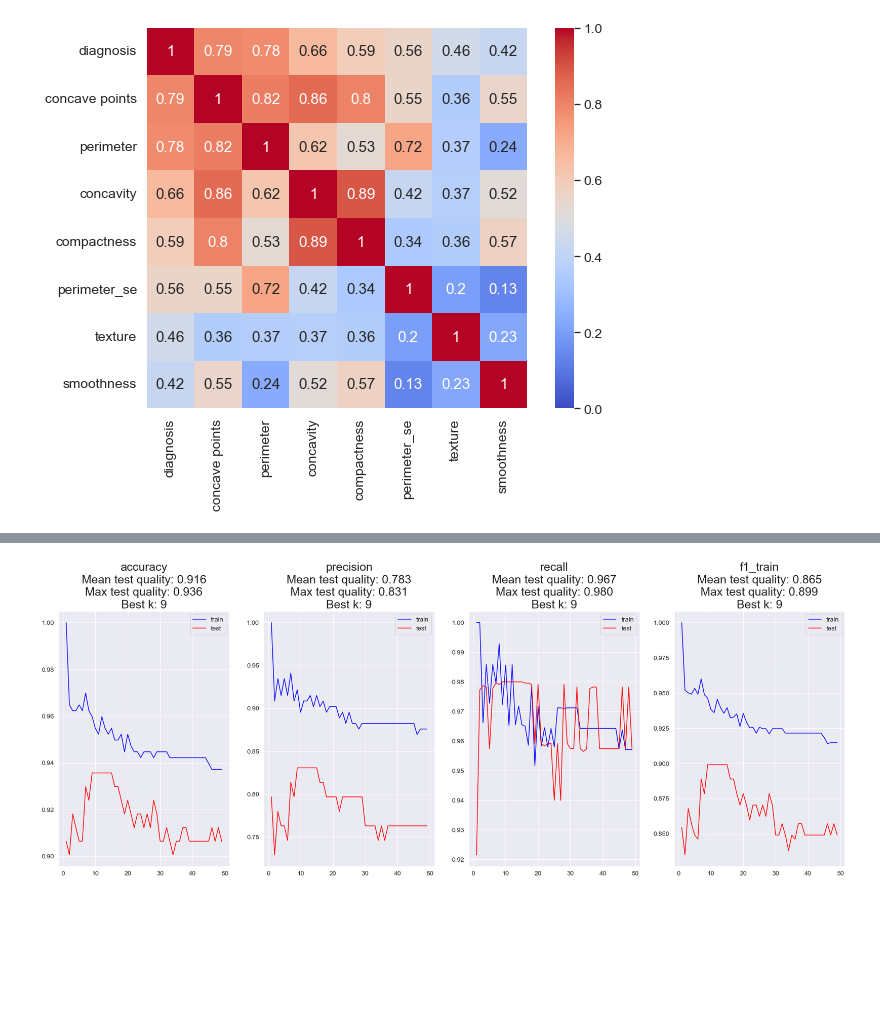
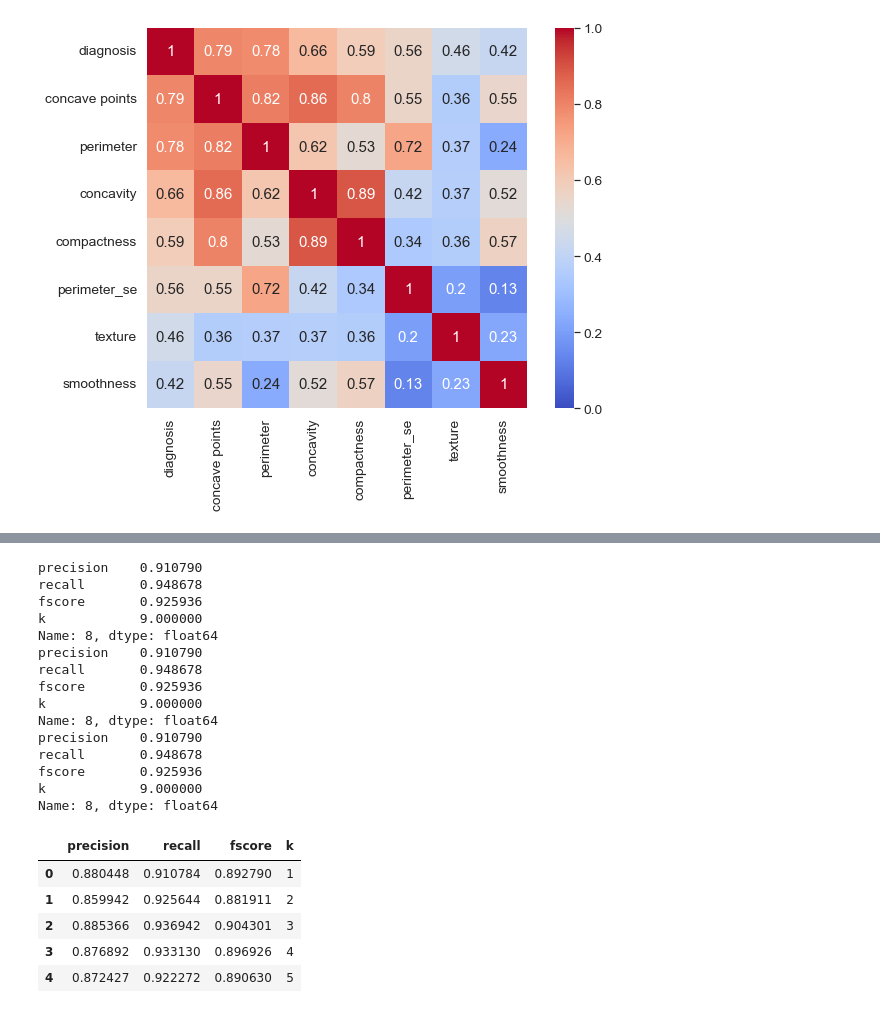
Before and after one commit to grannycola/my_projects, a Jupyter notebook: hw-4/model.ipynb, the cells around one changed output, grey strips where cells are left out. Drawn from its saved outputs; the diff is of its cells as text; code cells hidden in the pictures; blank space fills up the shorter version.

```diff
--- a/hw-4/model.ipynb
+++ b/hw-4/model.ipynb
@@ -83,45 +80,48 @@ from sklearn.metrics import accuracy_score, precision_score, recall_score, f1_sc
 # %%
 
 neighbors = range(1, 50)
 
-accuracy_train = []
-accuracy_test = []
-precision_train = []
-precision_test = []
-recall_train = []
-recall_test = []
-f1_train = []
-f1_test = []
+reports = {'precision':[],'recall':[],'fscore':[],'k':[]}
 
 for k in neighbors:
     knn = KNeighborsClassifier(n_neighbors=k)
     knn.fit(X_train, y_train)
     preds = knn.predict(X_train)
     preds_test = knn.predict(X_test)
 
-    accuracy_train.append(accuracy_score(preds, y_train))
-    accuracy_test.append(accuracy_score(preds_test, y_test))
-    precision_train.append(precision_score(preds, y_train))
-    precision_test.append(precision_score(preds_test, y_test))
-    recall_train.append(recall_score(preds, y_train))
-    recall_test.append(recall_score(preds_test, y_test))
-    f1_train.append(f1_score(preds, y_train))
-    f1_test.append(f1_score(preds_test, y_test))
+    scorings = precision_recall_fscore_support(preds_test, y_test, average='macro')
+    reports['precision'].append(scorings[0])
+    reports['recall'].append(scorings[1])
+    reports['fscore'].append(scorings[2])
+    reports['k'].append(k)
 
-all_metrics = [[accuracy_train, accuracy_test,'accuracy'],
-               [precision_train, precision_test,'precision'],
-               [recall_train, recall_test,'recall'],
-               [f1_train, f1_test,'f1_train']]
-
-fig, axs = plt.subplots(1, 4, figsize=(30,10))
-for ind, metric in enumerate(all_metrics):
-    axs[ind].plot(neighbors, metric[0], color='blue', label='train')
-    axs[ind].plot(neighbors, metric[1], color='red', label='test')
-    axs[ind].title.set_text("{}\nMean test quality: {:.3f}\nMax test quality: {:.3f}\nBest k: {}".format(metric[2],np.mean(metric[1]),max(metric[1]), np.argmax(metric[1])+1))
-    axs[ind].title.set_size(25)
-    axs[ind].legend()
+df = pd.DataFrame(reports)
+print(df.iloc[df['precision'].argmax()])
+print(df.iloc[df['recall'].argmax()])
+print(df.iloc[df['fscore'].argmax()])
+df.head()
 # %% [output]
-[figure, removed]
+precision    0.910790
+recall       0.948678
+fscore       0.925936
+k            9.000000
+Name: 8, dtype: float64
+precision    0.910790
+recall       0.948678
+fscore       0.925936
+k            9.000000
+Name: 8, dtype: float64
+precision    0.910790
+recall       0.948678
+fscore       0.925936
+k            9.000000
+Name: 8, dtype: float64
+|  | precision | recall | fscore | k |
+| 0 | 0.880448 | 0.910784 | 0.892790 | 1 |
+| 1 | 0.859942 | 0.925644 | 0.881911 | 2 |
+| 2 | 0.885366 | 0.936942 | 0.904301 | 3 |
+| 3 | 0.876892 | 0.933130 | 0.896926 | 4 |
+| 4 | 0.872427 | 0.922272 | 0.890630 | 5 |
 # %%
 %%time
 from sklearn.model_selection import GridSearchCV
```
Also changed, not shown: parts of 3 cells of this notebook.
